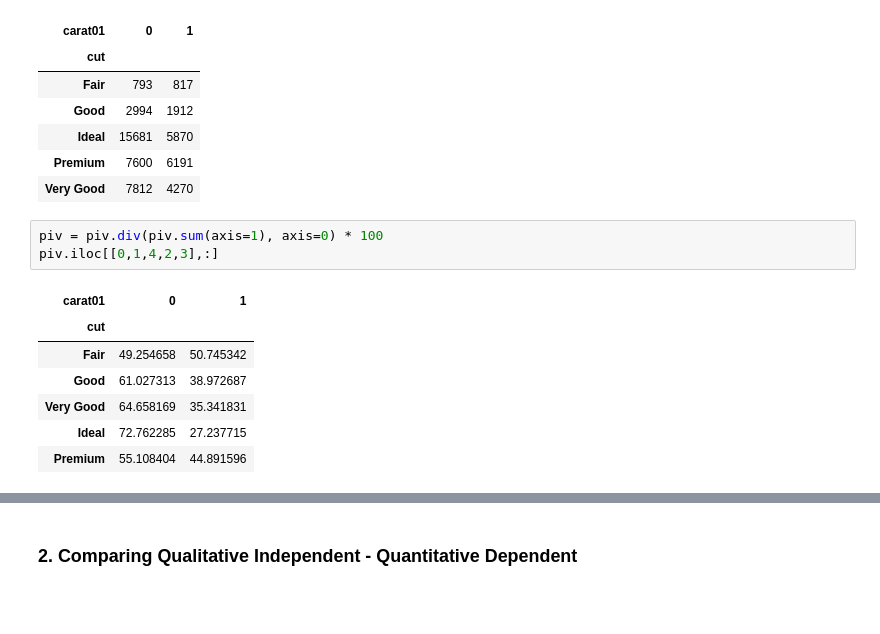
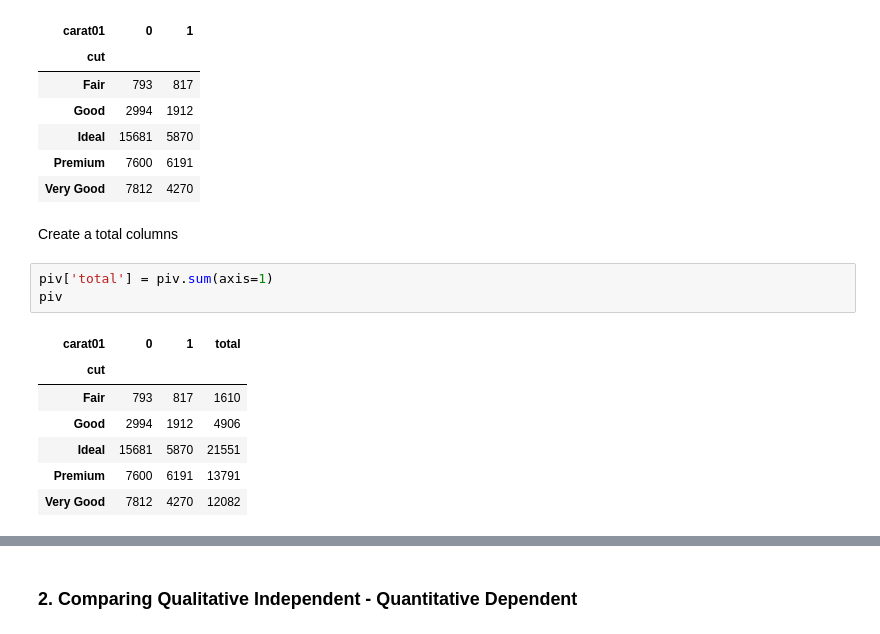
Before and after one commit to nebachadnassar/GWU-DNSC-4211, a Jupyter notebook: public/Class_06/Bivariate_Statistical_Analysis.ipynb, the cells around one changed output, grey strips where cells are left out. Cells and saved outputs as stored; diff of their text form; blank space fills up the shorter version.

```diff
--- a/public/Class_06/Bivariate_Statistical_Analysis.ipynb
+++ b/public/Class_06/Bivariate_Statistical_Analysis.ipynb
@@ -147,14 +152,16 @@ piv.head()
 | Ideal | 15681 | 5870 |
 | Premium | 7600 | 6191 |
 | Very Good | 7812 | 4270 |
+# %% [markdown]
+Create a total columns
 # %%
-piv = piv.div(piv.sum(axis=1), axis=0) * 100
-piv.iloc[[0,1,4,2,3],:]
+piv['total'] = piv.sum(axis=1)
+piv
 # %% [output]
-| carat01 | 0 | 1 |
-| cut |  |  |
-| Fair | 49.254658 | 50.745342 |
-| Good | 61.027313 | 38.972687 |
-| Very Good | 64.658169 | 35.341831 |
-| Ideal | 72.762285 | 27.237715 |
-| Premium | 55.108404 | 44.891596 |
+| carat01 | 0 | 1 | total |
+| cut |  |  |  |
+| Fair | 793 | 817 | 1610 |
+| Good | 2994 | 1912 | 4906 |
+| Ideal | 15681 | 5870 | 21551 |
+| Premium | 7600 | 6191 | 13791 |
+| Very Good | 7812 | 4270 | 12082 |
```
Also changed, not shown: parts of 43 cells of this notebook, 2 other files.
